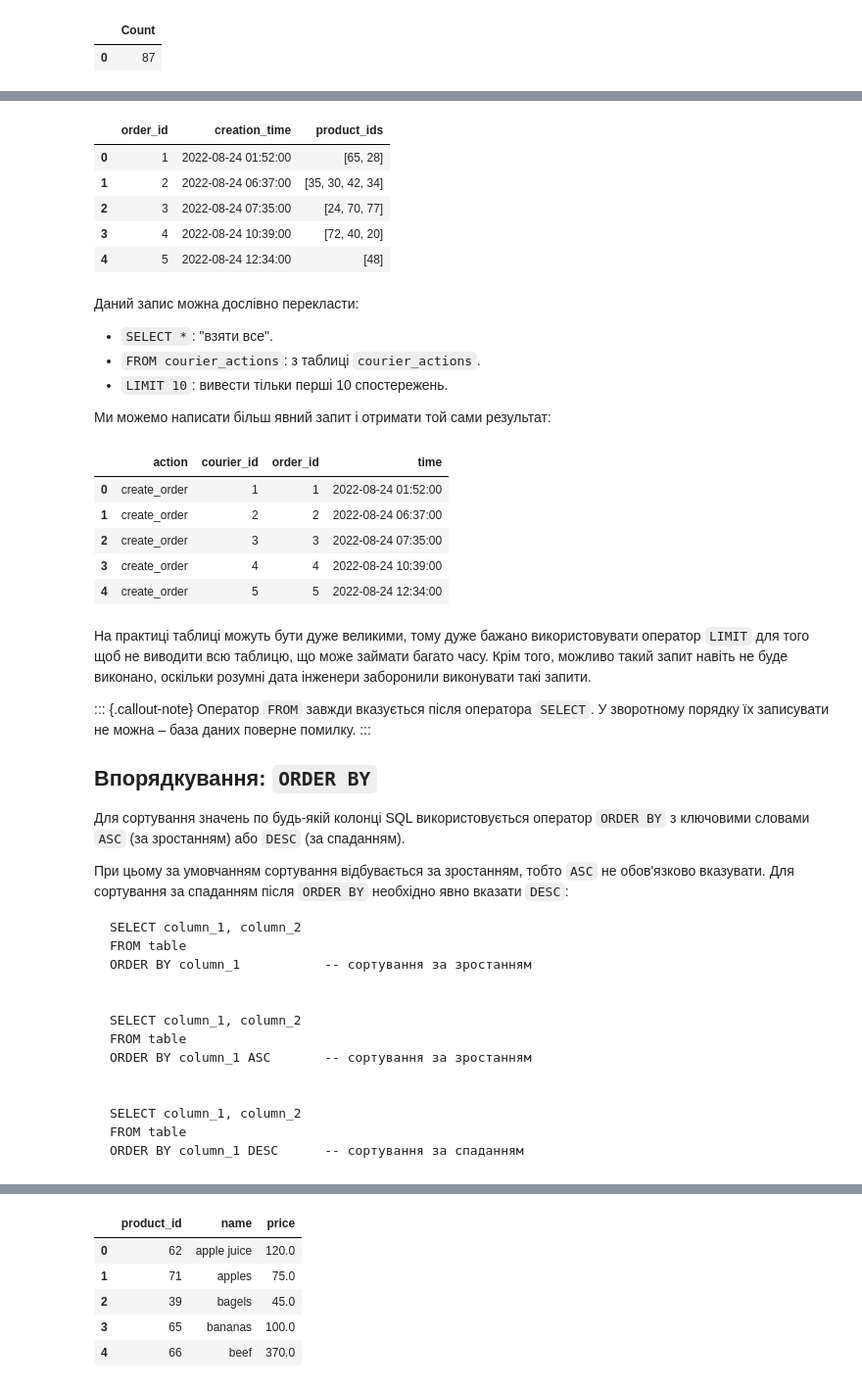
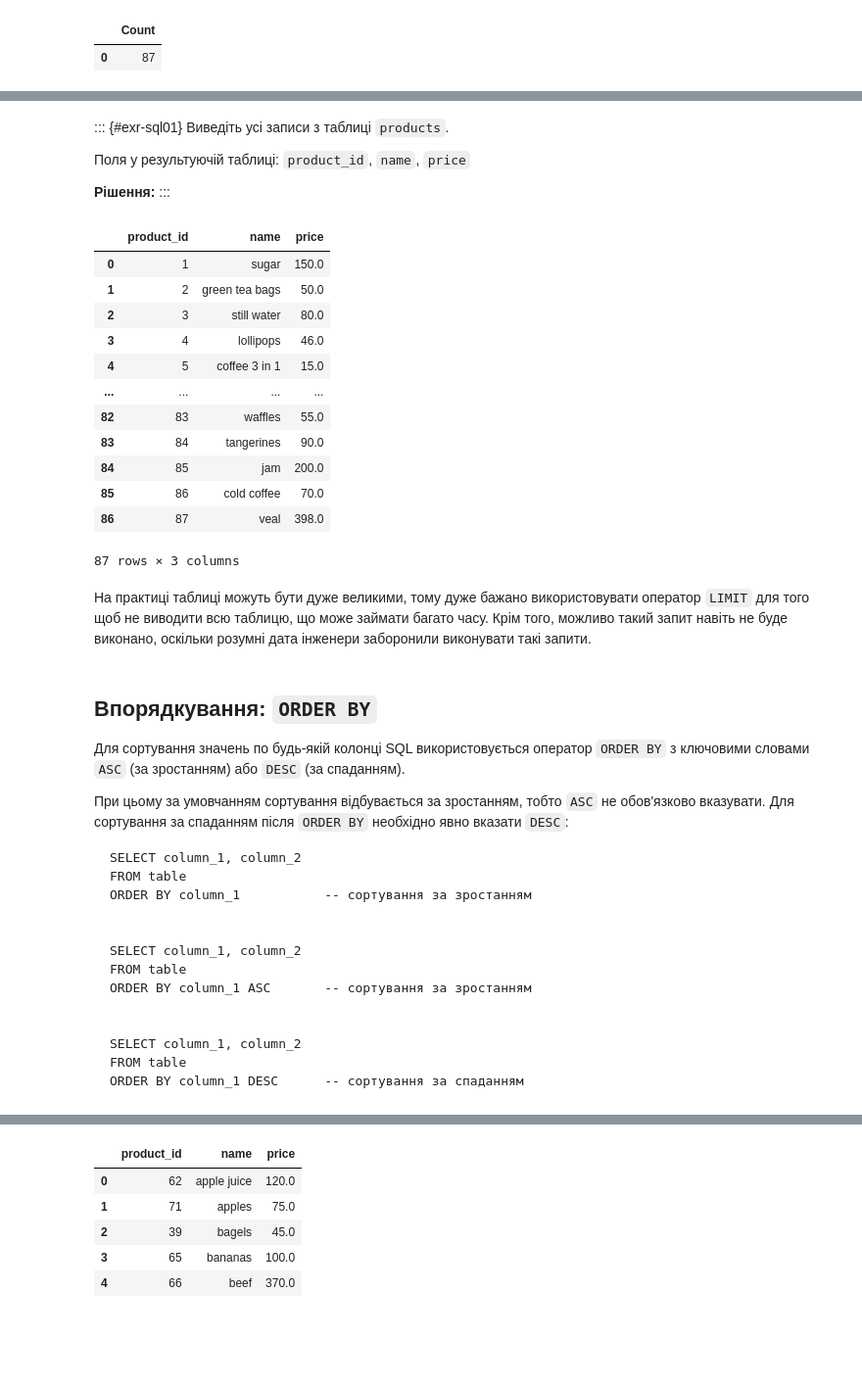
Before and after one commit to Aranaur/py4ds, a Jupyter notebook: sql_basics.ipynb, the cells around one changed output, grey strips where cells are left out. Shown at 98% size. Cells and saved outputs as stored; diff of their text form; code cells hidden in the pictures; blank space fills up the shorter version.

```diff
--- a/sql_basics.ipynb
+++ b/sql_basics.ipynb
@@ -33,47 +48,34 @@ import pandas as pd
+# %% [markdown]
+::: {#exr-sql01}
+Виведіть усі записи з таблиці `products`.
+
+Поля у результуючій таблиці: `product_id`, `name`, `price`
+
+**Рішення:**
+:::
 # %%
 %%sql
-SELECT *
-FROM orders
-LIMIT 5
+SELECT product_id,
+       name,
+       price
+FROM   products
 # %% [output]
-|  | order_id | creation_time | product_ids |
-| 0 | 1 | 2022-08-24 01:52:00 | [65, 28] |
-| 1 | 2 | 2022-08-24 06:37:00 | [35, 30, 42, 34] |
-| 2 | 3 | 2022-08-24 07:35:00 | [24, 70, 77] |
-| 3 | 4 | 2022-08-24 10:39:00 | [72, 40, 20] |
-| 4 | 5 | 2022-08-24 12:34:00 | [48] |
+|  | product_id | name | price |
+| 0 | 1 | sugar | 150.0 |
+| 1 | 2 | green tea bags | 50.0 |
+| 2 | 3 | still water | 80.0 |
+| 3 | 4 | lollipops | 46.0 |
+| 4 | 5 | coffee 3 in 1 | 15.0 |
+| ... | ... | ... | ... |
+| 82 | 83 | waffles | 55.0 |
+| 83 | 84 | tangerines | 90.0 |
+| 84 | 85 | jam | 200.0 |
+| 85 | 86 | cold coffee | 70.0 |
+| 86 | 87 | veal | 398.0 |
+87 rows × 3 columns
-# %% [markdown]
-Даний запис можна дослівно перекласти:
-
-- `SELECT *`: "взяти все".
-- `FROM courier_actions`: з таблиці `courier_actions`.
-- `LIMIT 10`: вивести тільки перші 10 спостережень.
-
-Ми можемо написати більш явний запит і отримати той сами результат:
-# %%
-%%sql
-SELECT
-    action,
-    courier_id,
-    order_id,
-    time
-FROM
-    courier_actions
-LIMIT 5
-# %% [output]
-|  | action | courier_id | order_id | time |
-| 0 | create_order | 1 | 1 | 2022-08-24 01:52:00 |
-| 1 | create_order | 2 | 2 | 2022-08-24 06:37:00 |
-| 2 | create_order | 3 | 3 | 2022-08-24 07:35:00 |
-| 3 | create_order | 4 | 4 | 2022-08-24 10:39:00 |
-| 4 | create_order | 5 | 5 | 2022-08-24 12:34:00 |
+# %% [markdown]
+На практиці таблиці можуть бути дуже великими, тому дуже бажано використовувати оператор `LIMIT` для того щоб не виводити всю таблицю, що може займати багато часу. Крім того, можливо такий запит навіть не буде виконано, оскільки розумні дата інженери заборонили виконувати такі запити.
 # %% [markdown]
-На практиці таблиці можуть бути дуже великими, тому дуже бажано використовувати оператор `LIMIT` для того щоб не виводити всю таблицю, що може займати багато часу. Крім того, можливо такий запит навіть не буде виконано, оскільки розумні дата інженери заборонили виконувати такі запити.
-
-::: {.callout-note}
-Оператор `FROM` завжди вказується після оператора `SELECT`. У зворотному порядку їх записувати не можна – база даних поверне помилку.
-:::
-
 ## Впорядкування: `ORDER BY`
 
 Для сортування значень по будь-якій колонці SQL використовується оператор `ORDER BY` з ключовими словами `ASC` (за зростанням) або `DESC` (за спаданням).
```
Also changed, not shown: parts of 38 cells of this notebook, 13 other files.
